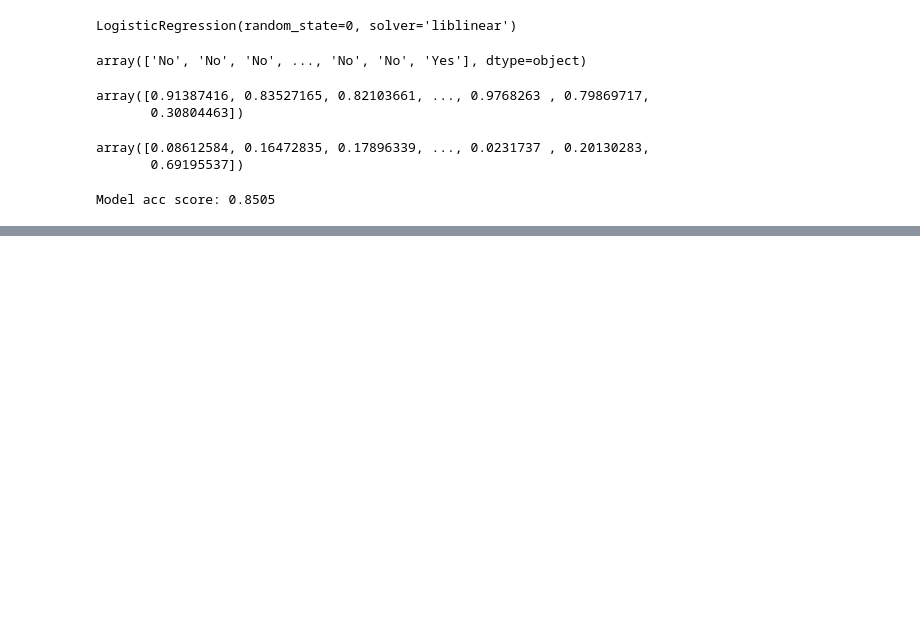
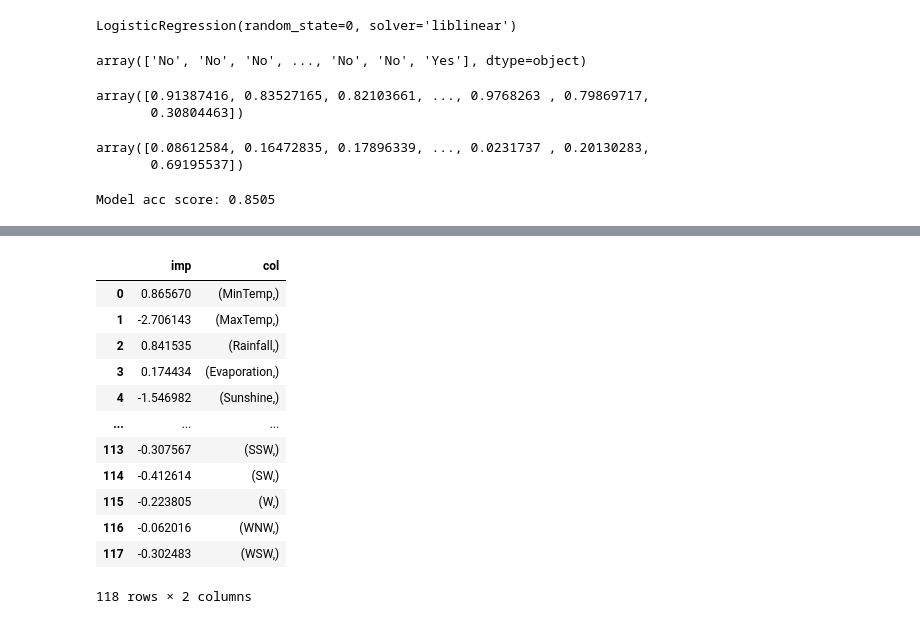
Before and after one commit to Erik-gitmannen1337-M/Rain, a Jupyter notebook: Rain.ipynb, the cells around one changed output, grey strips where cells are left out. Saved outputs shown, nothing was run; the diff lists cells and outputs as text; code cells hidden in the pictures; blank space fills up the shorter version.

```diff
--- a/Rain.ipynb
+++ b/Rain.ipynb
@@ -737,0 +819,18 @@ Model acc score: 0.8505
+# %%
+imp = pd.DataFrame({'imp': coef, 'col': abc
+})
+imp
+# %% [output]
+|  | imp | col |
+| 0 | 0.865670 | (MinTemp,) |
+| 1 | -2.706143 | (MaxTemp,) |
+| 2 | 0.841535 | (Rainfall,) |
+| 3 | 0.174434 | (Evaporation,) |
+| 4 | -1.546982 | (Sunshine,) |
+| ... | ... | ... |
+| 113 | -0.307567 | (SSW,) |
+| 114 | -0.412614 | (SW,) |
+| 115 | -0.223805 | (W,) |
+| 116 | -0.062016 | (WNW,) |
+| 117 | -0.302483 | (WSW,) |
+118 rows × 2 columns
```
Also changed, not shown: parts of 10 cells of this notebook.
